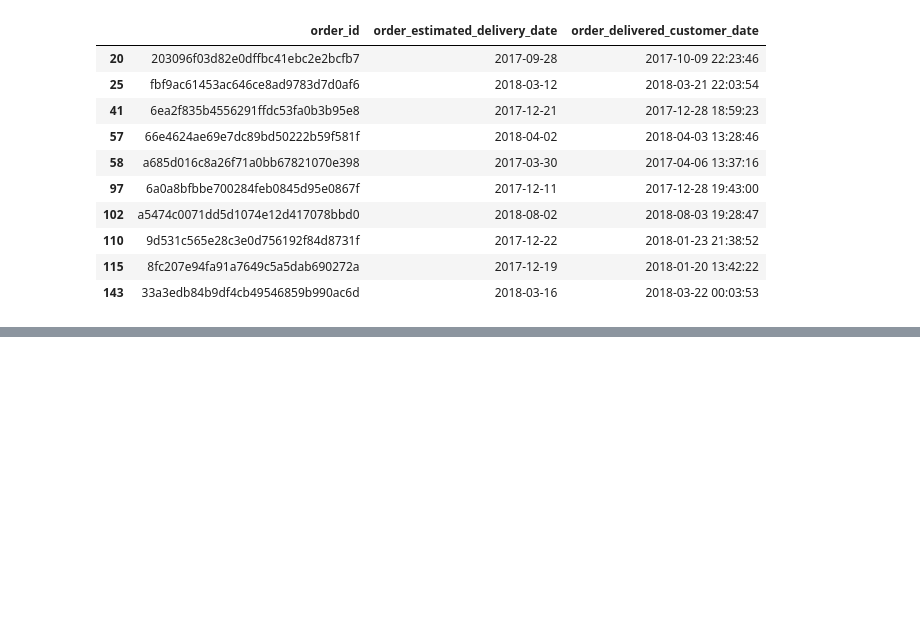
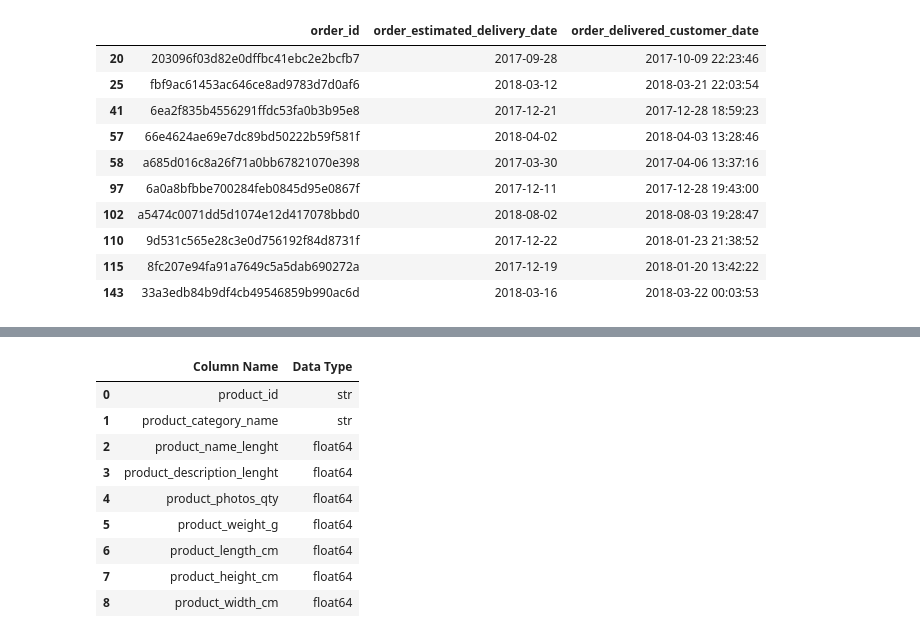
Before and after one commit to ErgysKorsita/ecommerce-batch-pipeline, a Jupyter notebook: notebooks/01_data_exploration.ipynb, the cells around one changed output, grey strips where cells are left out. Cells and saved outputs as stored; diff of their text form; code cells hidden in the pictures; blank space fills up the shorter version.

```diff
--- a/notebooks/01_data_exploration.ipynb
+++ b/notebooks/01_data_exploration.ipynb
@@ -534,0 +555,16 @@ late_orders[
+# %%
+pd.DataFrame({
+    "Column Name" : df_products.columns,
+    "Data Type" : df_products.dtypes.values
+})
+# %% [output]
+|  | Column Name | Data Type |
+| 0 | product_id | str |
+| 1 | product_category_name | str |
+| 2 | product_name_lenght | float64 |
+| 3 | product_description_lenght | float64 |
+| 4 | product_photos_qty | float64 |
+| 5 | product_weight_g | float64 |
+| 6 | product_length_cm | float64 |
+| 7 | product_height_cm | float64 |
+| 8 | product_width_cm | float64 |
```
Also changed, not shown: parts of 19 cells of this notebook, 1 other file.
